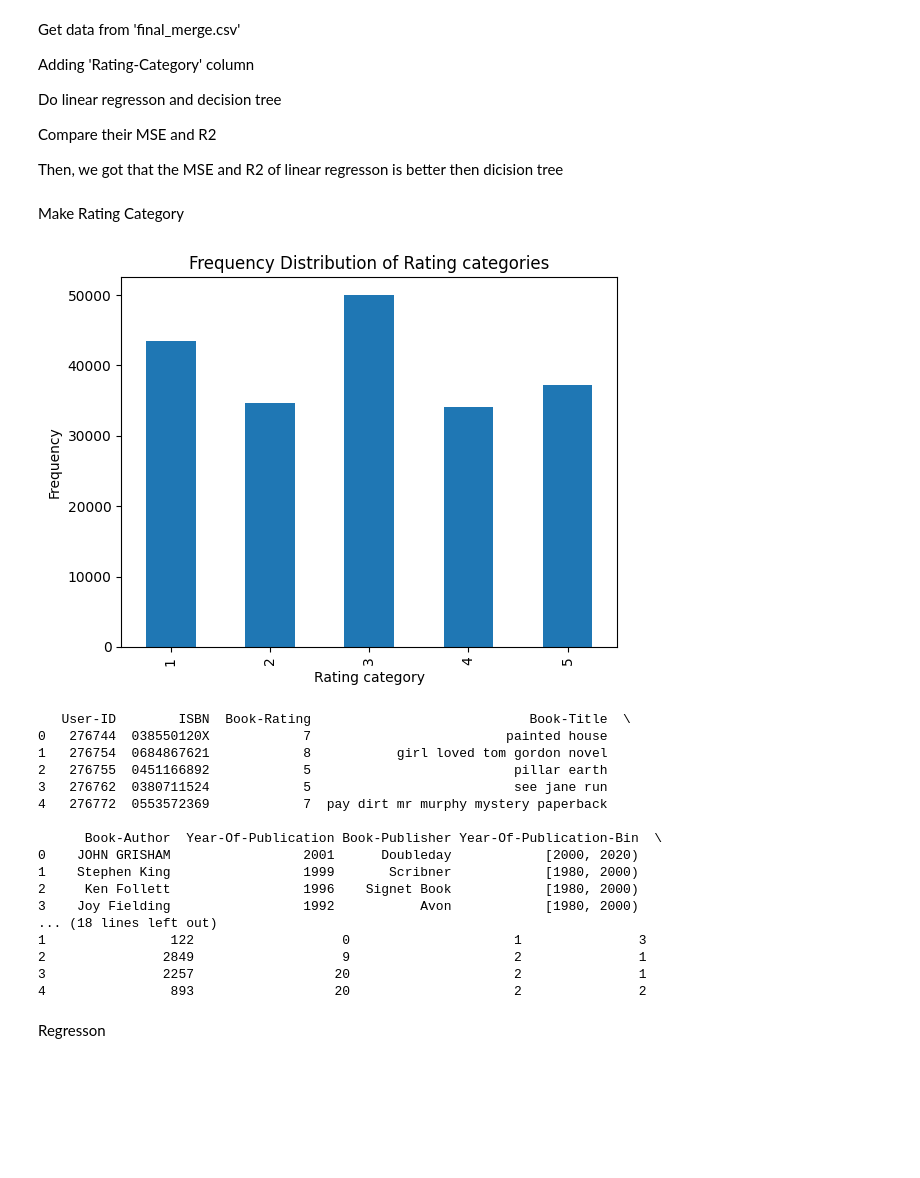
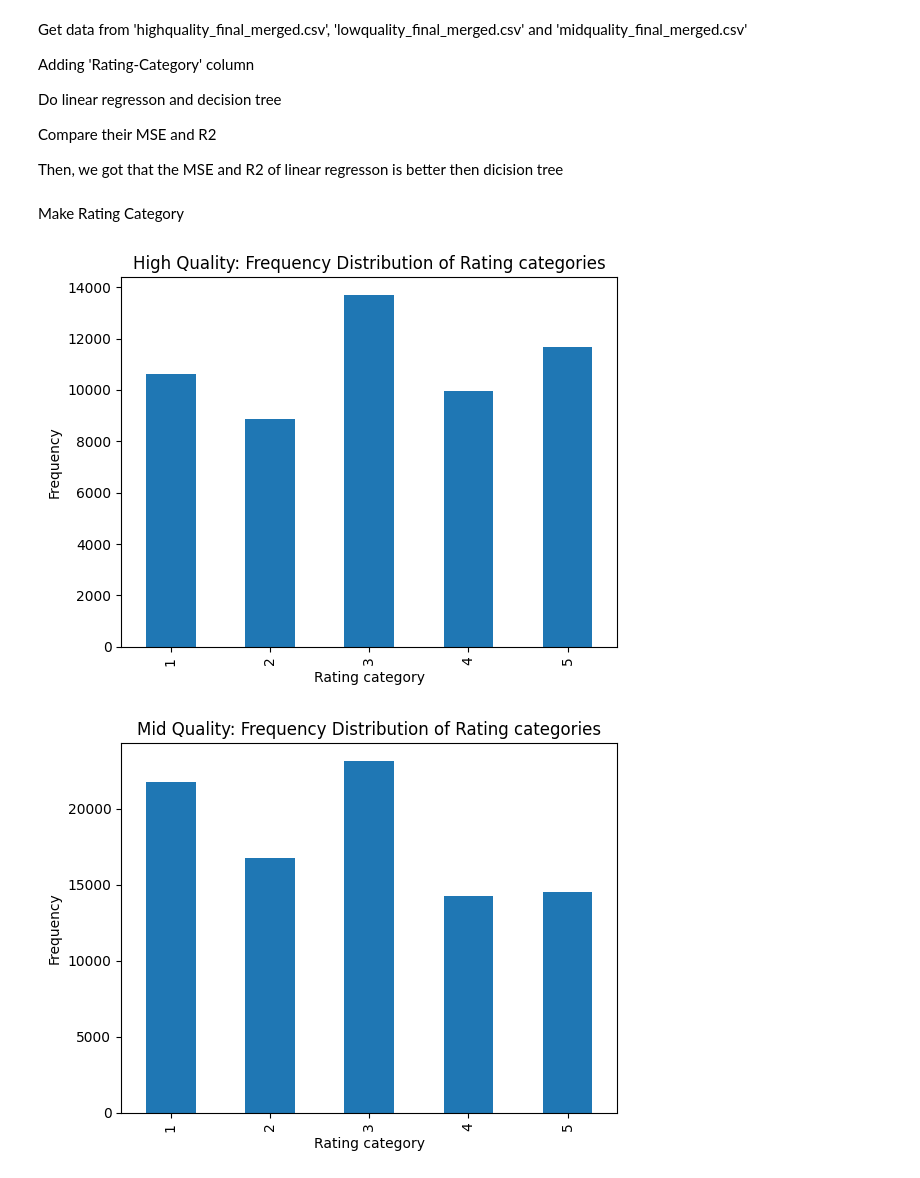
Before and after one commit to YubotKwng/Bookstore-management-Data-Processing, a Jupyter notebook: regresson.ipynb, the cells around one changed output. Cells and saved outputs as stored; diff of their text form; code cells hidden in the pictures; blank space fills up the shorter version.

Commit message:
Regresson for high/mid/low quality

```diff
--- a/regresson.ipynb
+++ b/regresson.ipynb
@@ -1,5 +1,5 @@
 # %% [markdown]
-Get data from 'final_merge.csv'
+Get data from 'highquality_final_merged.csv', 'lowquality_final_merged.csv' and 'midquality_final_merged.csv'
 
 Adding 'Rating-Category' column
 
@@ -10,7 +10,9 @@ Compare their MSE and R2
 Then, we got that the MSE and R2 of linear regresson is better then dicision tree
 # %%
 import pandas as pd
-books_df = pd.read_csv('final_merge.csv')
+hq_df = pd.read_csv('highquality_final_merged.csv')
+mq_df = pd.read_csv('lowquality_final_merged.csv')
+lq_df = pd.read_csv('midquality_final_merged.csv')
 # %%
 # Import all modules needed
 from sklearn.model_selection import train_test_split
@@ -22,42 +24,38 @@ import matplotlib.pyplot as plt
 # %% [markdown]
 Make Rating Category
 # %%
-# Categorize rating
-books_df['Rating-Category'] = pd.cut(books_df['Book-Rating'],
+# Categorize rating for high quality
+hq_df['Rating-Category'] = pd.cut(hq_df['Book-Rating'],
                                     bins=[0, 6, 7, 8, 9,10],
                                     labels=[1, 2, 3, 4, 5],
                                     right=True)
-rating_counts = books_df['Rating-Category'].value_counts().sort_index()
+rating_counts = hq_df['Rating-Category'].value_counts().sort_index()
 rating_counts.plot(kind='bar')
 
 # Set plot title and labels
-plt.title('Frequency Distribution of Rating categories')
+plt.title('High Quality: Frequency Distribution of Rating categories')
 plt.xlabel('Rating category')
 plt.ylabel('Frequency')
 
 # Display the plot
 plt.show()
-
-# Display the updated DataFrame
-print(books_df.head())
 # %% [output]
-[figure, old version]
+[figure, new version]
-   User-ID        ISBN  Book-Rating                            Book-Title  \
-0   276744  038550120X            7                         painted house
-1   276754  0684867621            8           girl loved tom gordon novel
-2   276755  0451166892            5                          pillar earth
-3   276762  0380711524            5                          see jane run
-4   276772  0553572369            7  pay dirt mr murphy mystery paperback
-
-      Book-Author  Year-Of-Publication Book-Publisher Year-Of-Publication-Bin  \
-0    JOHN GRISHAM                 2001      Doubleday            [2000, 2020)
-1    Stephen King                 1999       Scribner            [1980, 2000)
-2     Ken Follett                 1996    Signet Book            [1980, 2000)
-3    Joy Fielding                 1992           Avon            [1980, 2000)
-... (18 lines left out)
-1                122                   0                     1               3
-2               2849                   9                     2               1
-3               2257                  20                     2               1
-4                893                  20                     2               2
-# %% [markdown]
-Regresson
+# %%
+# Categorize rating for mid quality
+mq_df['Rating-Category'] = pd.cut(mq_df['Book-Rating'],
+                                    bins=[0, 6, 7, 8, 9,10],
+                                    labels=[1, 2, 3, 4, 5],
+                                    right=True)
+rating_counts = mq_df['Rating-Category'].value_counts().sort_index()
+rating_counts.plot(kind='bar')
+
+# Set plot title and labels
+plt.title('Mid Quality: Frequency Distribution of Rating categories')
+plt.xlabel('Rating category')
+plt.ylabel('Frequency')
+
+# Display the plot
+plt.show()
+# %% [output]
+[figure, added]
```
Also changed, not shown: parts of 7 cells of this notebook.
